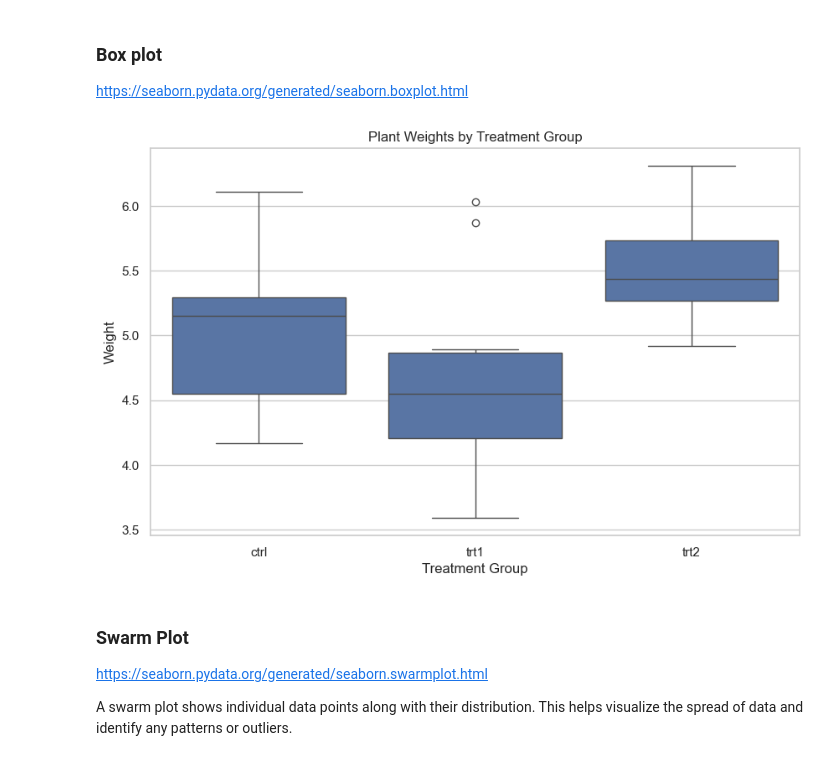
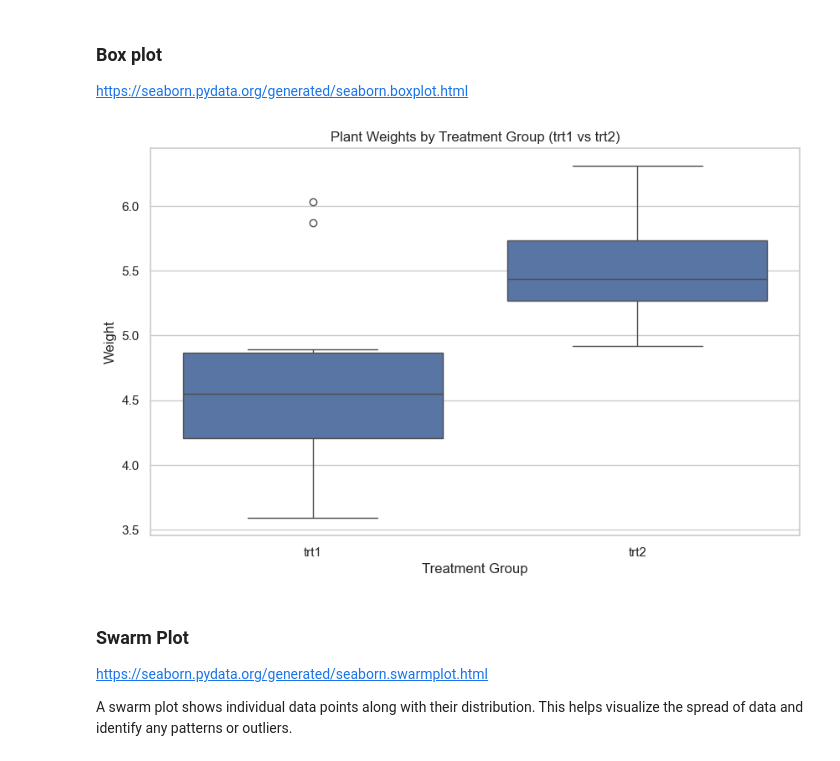
Before and after one commit to ECronin1973/Applied_Statistics_MyWork, a Jupyter notebook: project.ipynb, the cells around one changed output. Drawn from its saved outputs; the diff is of its cells as text; code cells hidden in the pictures.

```diff
--- a/project.ipynb
+++ b/project.ipynb
@@ -128,16 +128,21 @@ https://seaborn.pydata.org/generated/seaborn.boxplot.html
 # %%
 # Set the style of the visualization
 sns.set_theme(style="whitegrid")
 
+# box plot only created for two groups to determine if there is a significant difference between the two treatment groups (trt1 and trt2)
+
+# Filter the dataframe for the two treatment groups
+df_filtered = df[df['group'].isin(['trt1', 'trt2'])]
+
 # Create the box plot
 plt.figure(figsize=(10, 6))
-sns.boxplot(x='group', y='weight', data=df)
-plt.title('Plant Weights by Treatment Group')
+sns.boxplot(x='group', y='weight', data=df_filtered)
+plt.title('Plant Weights by Treatment Group (trt1 vs trt2)')
 plt.xlabel('Treatment Group')
 plt.ylabel('Weight')
 plt.show()
 # %% [output]
-[figure, old version]
+[figure, new version]
 # %% [markdown]
 ### Swarm Plot
 https://seaborn.pydata.org/generated/seaborn.swarmplot.html
```
Also changed, not shown: parts of 2 cells of this notebook, 1 other file.
